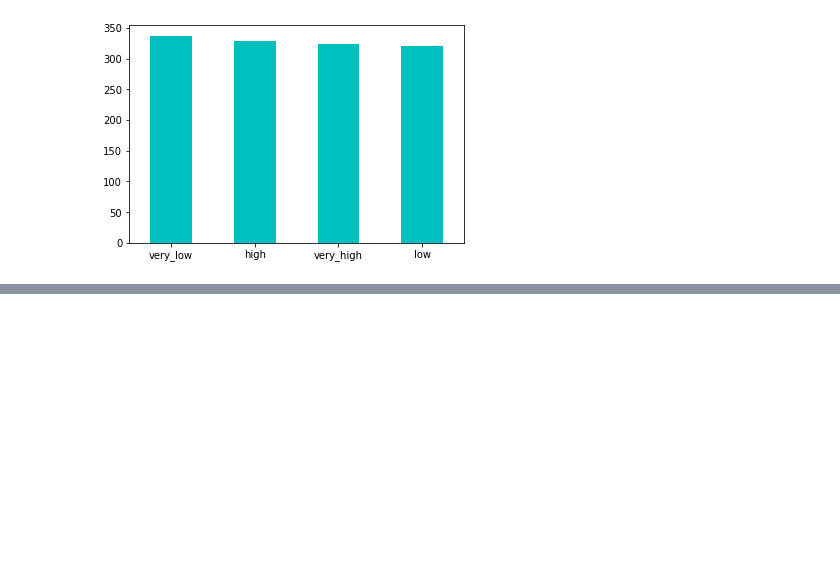
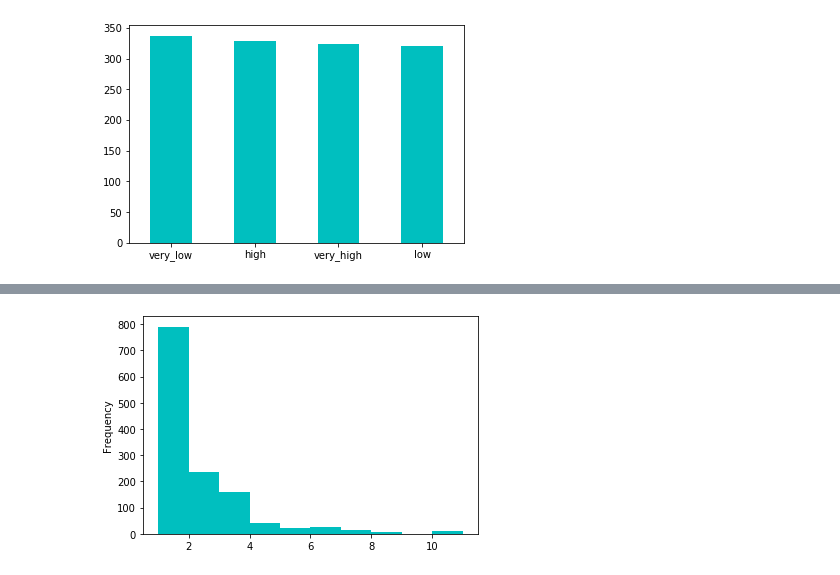
Before and after one commit to neerajmachinelearning/DataScienceEnd2End, a Jupyter notebook: notebooks/Data Exploring-Processing.ipynb, the cells around one changed output, grey strips where cells are left out. Cells and saved outputs as stored; diff of their text form; code cells hidden in the pictures; blank space fills up the shorter version.

```diff
--- a/notebooks/Data Exploring-Processing.ipynb
+++ b/notebooks/Data Exploring-Processing.ipynb
@@ -1161,0 +1198,3 @@ df.head(10)
+# %%
+# AgeState based on Age
+df['AgeState'] = np.where(df['Age'] >= 18, 'Adult', 'Child')
@@ -1161,0 +1220,8 @@ df.head(10)
+# %%
+#Family : Adding Parents with Siblings
+df['FamilySize'] = df.Parch + df.SibSp + 1  # adding one for self
+# %%
+# explore the family feature
+df['FamilySize'].plot(kind='hist', color='c');
+# %% [output]
+[figure, added]
```
Also changed, not shown: parts of 40 cells of this notebook.
